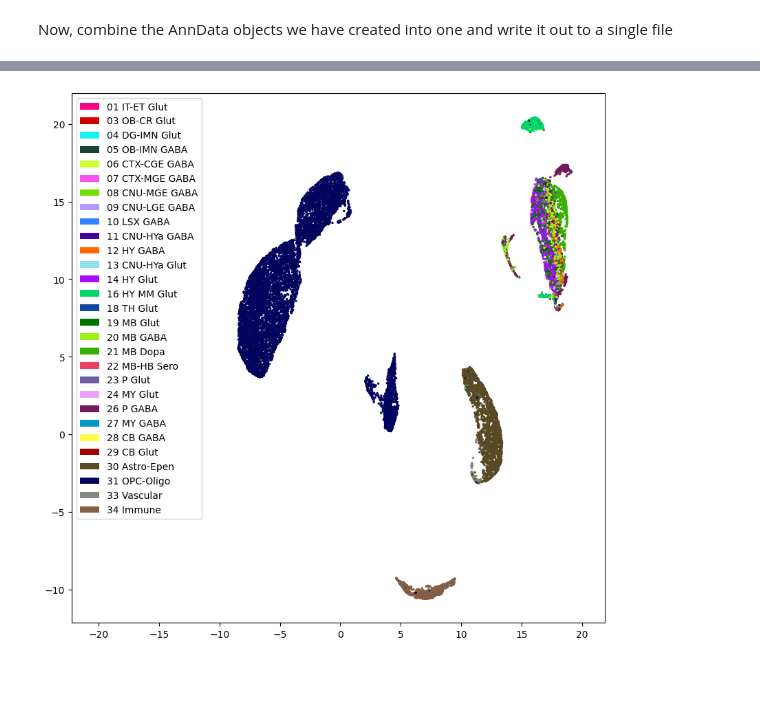
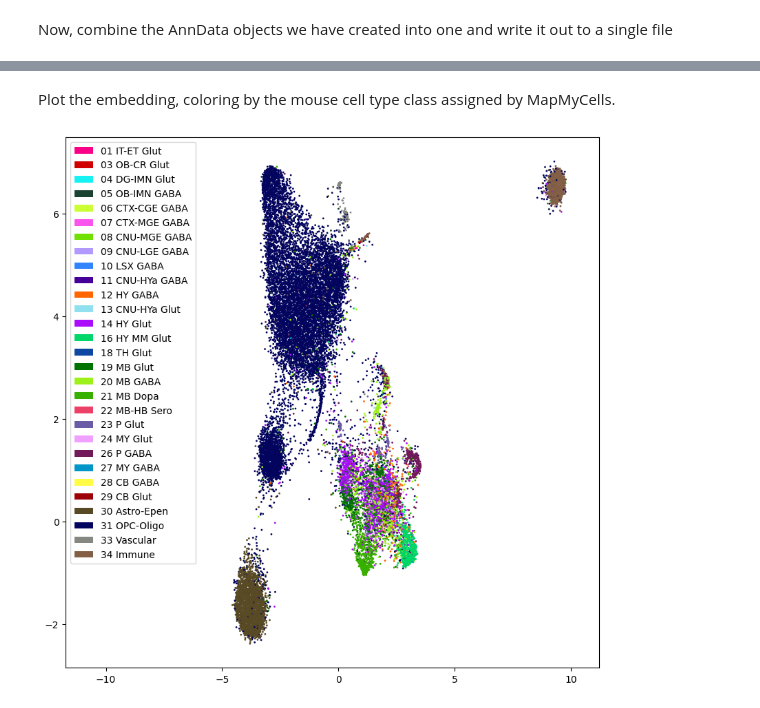
Before and after one commit to AllenInstitute/cell_type_mapper, a Jupyter notebook: examples/cross_species_mapping.ipynb, the cells around one changed output, grey strips where cells are left out. Saved outputs shown, nothing was run; the diff lists cells and outputs as text; code cells hidden in the pictures; blank space fills up the shorter version.

```diff
--- a/examples/cross_species_mapping.ipynb
+++ b/examples/cross_species_mapping.ipynb
@@ -365,6 +610,22 @@ def plot_embedding(
         embedding_coords,
         color_lookup,
         legend=True):
+    """
+    Plot a 2-D embedding of cell-by-gene data colored by cell type
+
+    Parameters
+    ----------
+    cell_assignments:
+        an (n_cells, ) array of strings. The cell type assignments of the cells
+        being plotted
+    embedding_coords:
+        a (n_cells, 2) array; the 2-D embedding of the cell-by-gene data
+    color_lookup:
+        a dict mapping the cell types in cell_assignments to colors
+    legend:
+        if True, plot a key mapping colors to cell types. If False (maybe
+        there are too many cell types to reasonably display), do not.
+    """
     rng = np.random.default_rng(22131)
     idx = np.arange(len(cell_assignments))
     rng.shuffle(idx)
@@ -379,7 +640,7 @@ def plot_embedding(
         embedding_coords[:, 0],
         embedding_coords[:, 1],
         c=color_arr,
-        s=2
+        s=1
     )
     min_x = embedding_coords[:, 0].min()
     max_x = embedding_coords[:, 0].max()
@@ -390,4 +651,4 @@ def plot_embedding(
         label_values = np.unique(cell_assignments)
         for val in label_values:
             color_blocks.append(Rectangle((0, 0), 1, 1, fc=color_lookup[val]))
-        _ = axis.legend(color_blocks, label_values, loc=0)
+        _ = axis.legend(color_blocks, label_values, loc='upper left')
@@ -397,4 +664,11 @@ cell_by_gene = src.X.toarray()
 # %%
 %%time
-embedding = create_embedding(cell_by_gene, n_pca=30, umap_metric='correlation')
+embedding = create_embedding(
+    cell_by_gene,
+    n_pca=100,
+    n_genes=100,
+    umap_metric='correlation',
+    n_epochs=2000,
+    learning_rate=0.1
+)
 # %% [output]
@@ -403,8 +677,10 @@ Wall time: 45.4 s
-# %%
-plot_embedding(
-    cell_assignments=mouse_assignments,
-    embedding_coords=embedding,
-    color_lookup=color_lookup['CCN20230722_CLAS'],
-    legend=True)
-# %% [output]
-[figure, removed]
+# %% [markdown]
+Plot the embedding, coloring by the mouse cell type class assigned by MapMyCells.
+# %%
+plot_embedding(
+    cell_assignments=mouse_classes,
+    embedding_coords=embedding,
+    color_lookup=color_lookup['CCN20230722_CLAS'],
+    legend=True)
+# %% [output]
+[figure, added]
```
Also changed, not shown: parts of 54 cells of this notebook.
